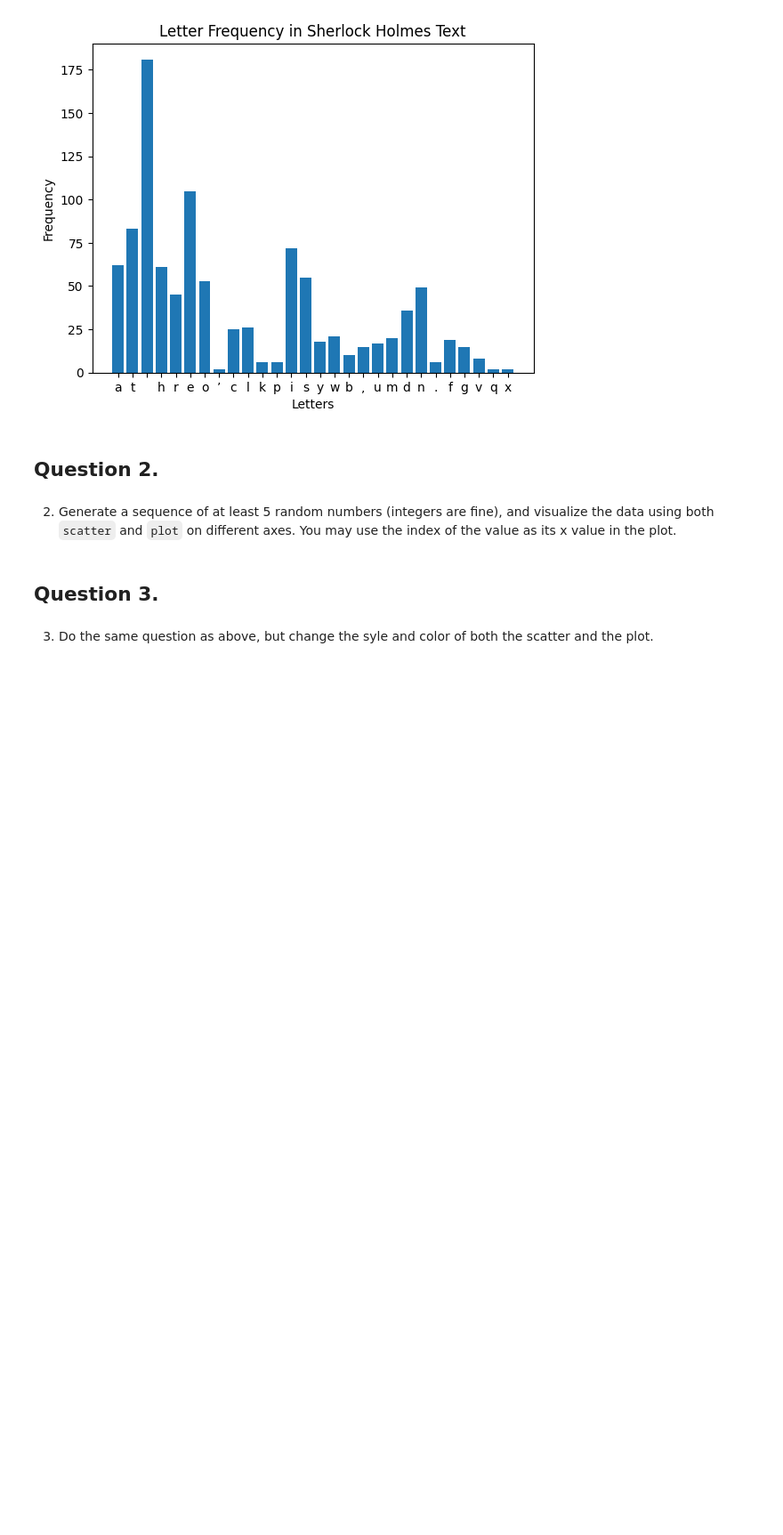
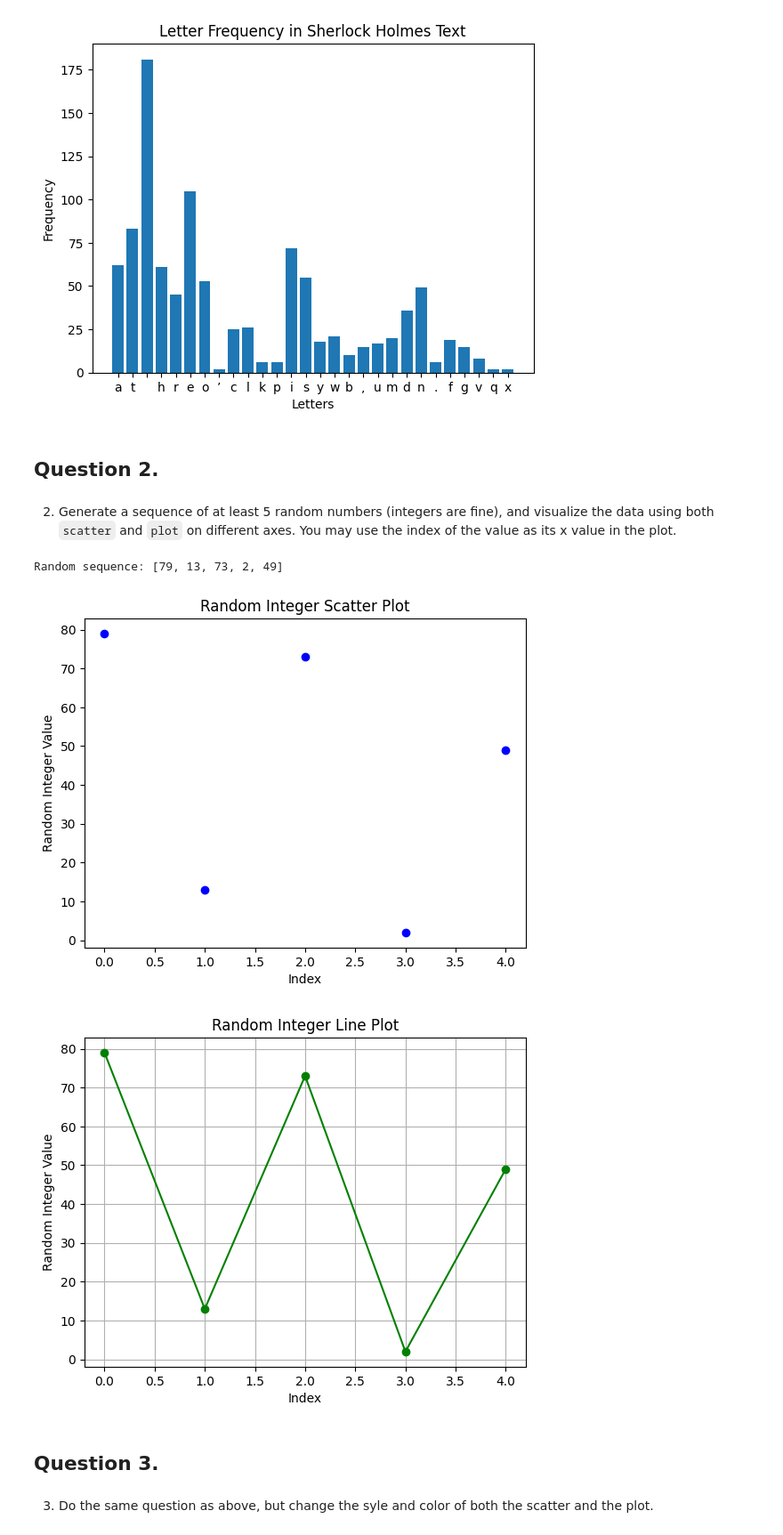
Before and after one commit to DMill31/pyplot, a Jupyter notebook: pyplot.ipynb, the cells around one changed output. Shown at 89% size. Drawn from its saved outputs; the diff is of its cells as text; code cells hidden in the pictures; blank space fills up the shorter version.

```diff
--- a/pyplot.ipynb
+++ b/pyplot.ipynb
@@ -72,6 +72,29 @@ plt.show()
 ## Question 2.
 # %% [markdown]
 2. Generate a sequence of at least 5 random numbers (integers are fine), and visualize the data using both `scatter` and `plot` on different axes.  You may use the index of the value as its x value in the plot.
+# %%
+# Generate a sequence of 5 random integers
+rand_sequence = [randint(1, 100) for _ in range(5)]
+print("Random sequence:", rand_sequence)
+
+# Create a scatter plot of the random sequence
+plt.scatter(range(len(rand_sequence)), rand_sequence, color='blue', marker='o')
+plt.title('Random Integer Scatter Plot')
+plt.xlabel('Index')
+plt.ylabel('Random Integer Value')
+plt.show()
+
+# Create a line plot of the random sequence
+plt.plot(rand_sequence, color='green', marker='o')
+plt.title('Random Integer Line Plot')
+plt.xlabel('Index')
+plt.ylabel('Random Integer Value')
+plt.grid(True)
+plt.show()
+# %% [output]
+Random sequence: [79, 13, 73, 2, 49]
+[figure, added]
+[figure, added]
 # %% [markdown]
 ## Question 3.
 # %% [markdown]
```
